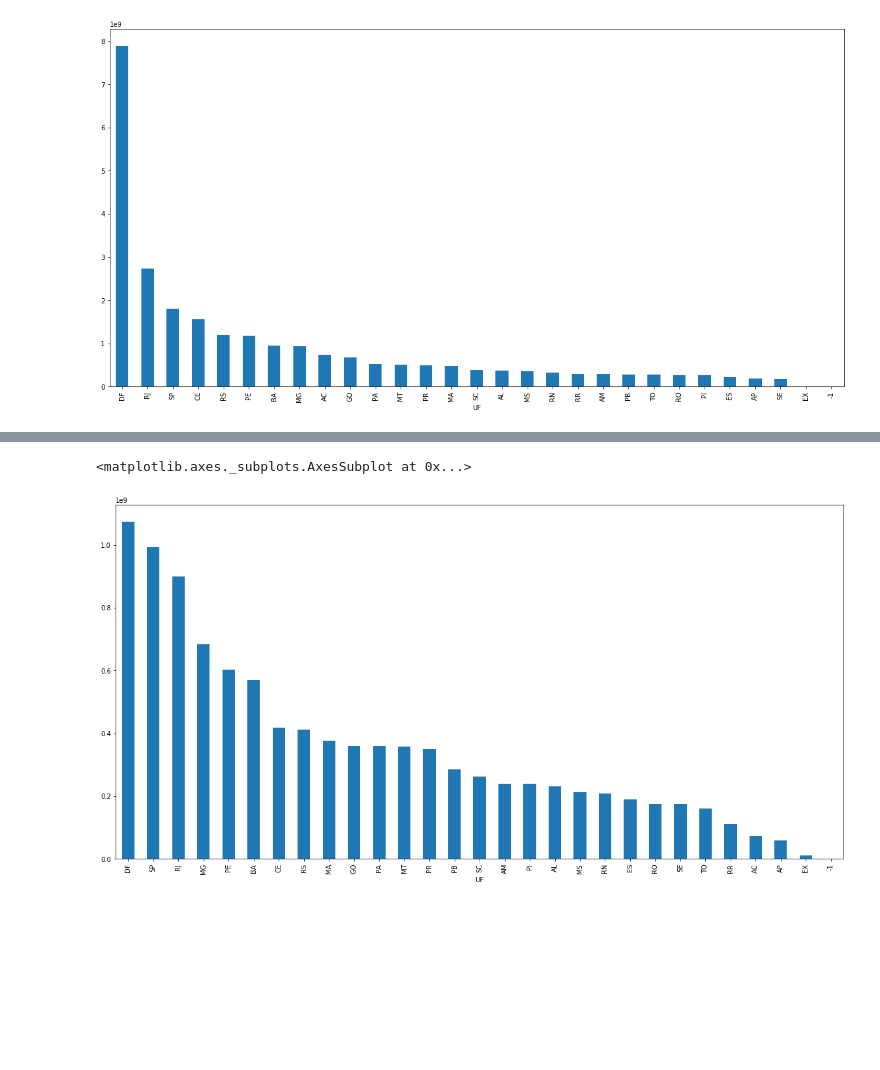
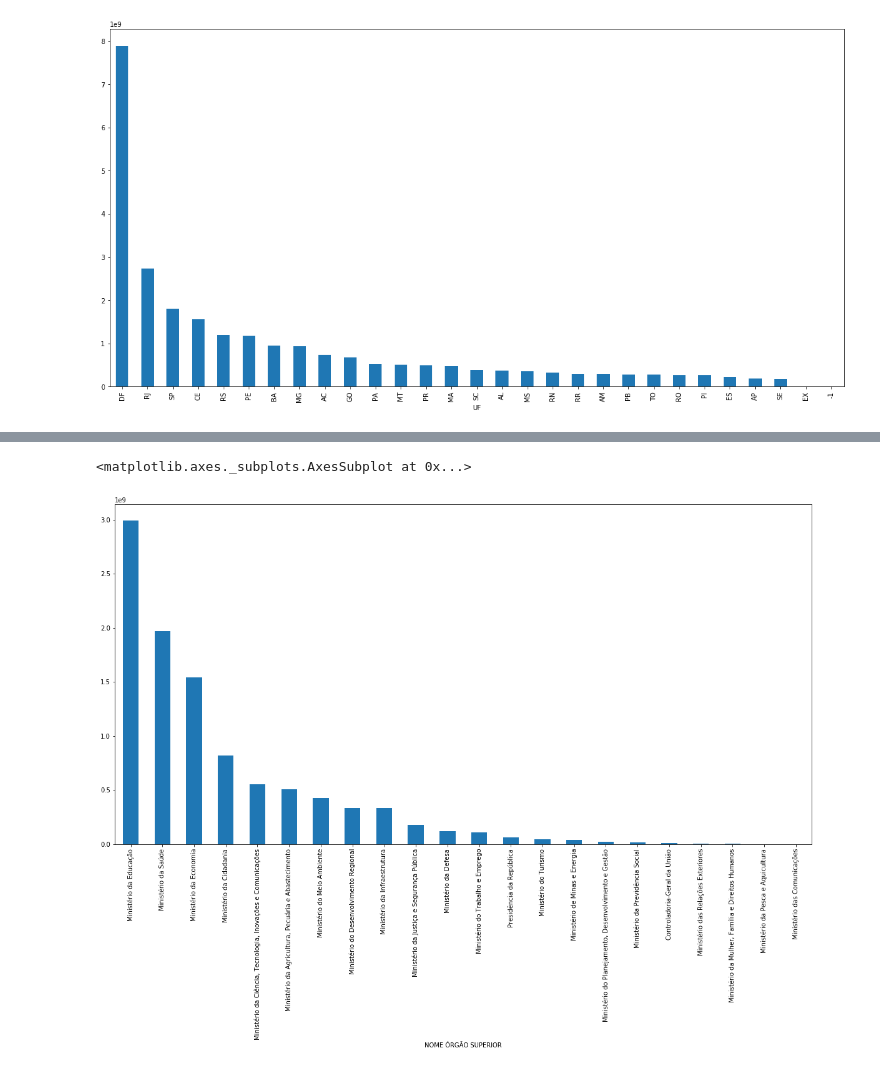
Before and after one commit to viviannemedeiros/dataScience, a Jupyter notebook: convenios.ipynb, the cells around one changed output, grey strips where cells are left out. Saved outputs shown, nothing was run; the diff lists cells and outputs as text; code cells hidden in the pictures; blank space fills up the shorter version.

```diff
--- a/convenios.ipynb
+++ b/convenios.ipynb
@@ -264,3 +264,6 @@ print((convenios['VALOR CONVÊNIO'] == 0).sum())
 convenios = convenios.drop(['TIPO INSTRUMENTO'], axis=1)
 # Também decidiu-se remover as instâncias inválidas cujo VALOR CONVÊNIO = 0
 convenios = convenios[(convenios['VALOR CONVÊNIO'] > 0)]
+# Por fim, removeu-se as instâncias com UF inválidas
+convenios = convenios.loc[(convenios['UF'] != "-1")]
+convenios = convenios.loc[(convenios['UF'] != "EX")]
@@ -422,8 +498,8 @@ convenios.groupby(['UF'])['VALOR CONVÊNIO'].sum().sort_values(ascending=False).
 # %%
 # Gráfico removendo os outliers com método de Z-Score Robusto
-conveniosLimpos.groupby(['UF'])['VALOR CONVÊNIO'].sum().sort_values(ascending=False).plot.bar(figsize=(20,10))
+conveniosLimpos.groupby(['NOME ÓRGÃO SUPERIOR'])['VALOR CONVÊNIO'].sum().sort_values(ascending=False).plot.bar(figsize=(20,10))
 # %% [output]
 <matplotlib.axes._subplots.AxesSubplot at 0x...>
-[figure, old version]
+[figure, new version]
 # %%
 # Gráfico removendo os outliers com método de Tukey
```
Also changed, not shown: parts of 28 cells of this notebook.
